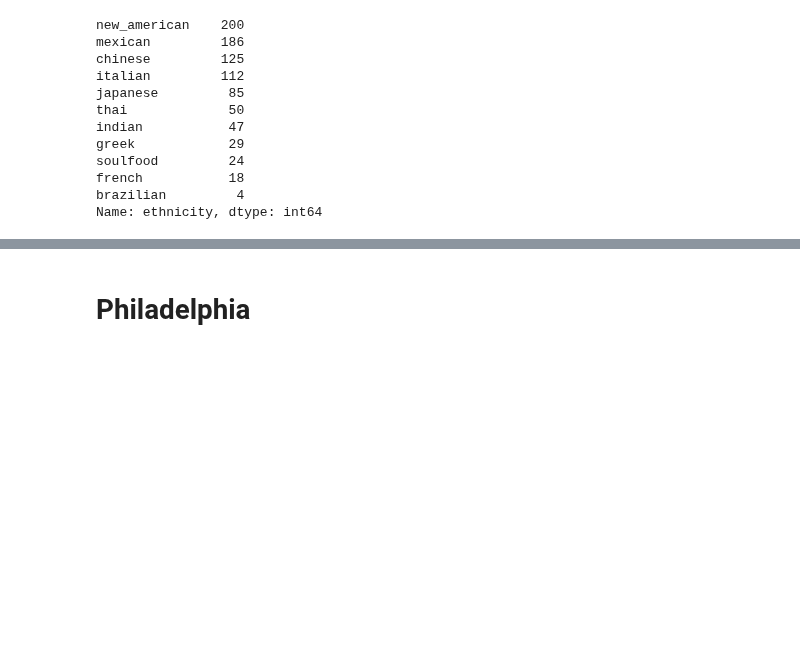
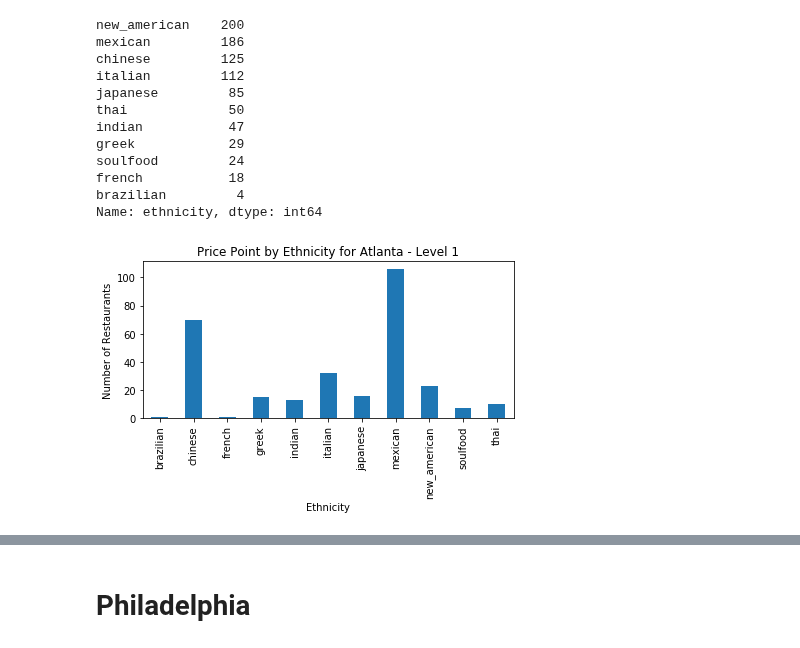
Before and after one commit to DPintacasi/teamcobra_project1, a Jupyter notebook: Scripts/atlanta_philly_analysis.ipynb, the cells around one changed output, grey strips where cells are left out. Saved outputs shown, nothing was run; the diff lists cells and outputs as text; code cells hidden in the pictures; blank space fills up the shorter version.

```diff
--- a/Scripts/atlanta_philly_analysis.ipynb
+++ b/Scripts/atlanta_philly_analysis.ipynb
@@ -100,15 +101,17 @@ french           18
 brazilian         4
 Name: ethnicity, dtype: int64
 # %%
-# Plot a bar chart for price level by ethnicity
+# Plot a bar chart for price level by ethnicity - price level 1
 
-#ethncities = [ethnicity for ethnicty in dollar_eth_gb[]]
+atl_ethnic_price1 = price_df[price_df['price_int']==1].groupby('ethnicity').count()['name'].plot(kind='bar')
 
-price_df.groupby('ethnicity')['price_int'].value_counts().plot(kind='bar')
 
 #Set labels
-bar_plot.set_xlabel("Price Level and Ethnicity")
-bar_plot.set_ylabel("Number of Restaurants")
-bar_plot.set_title("Price Point by Ethnicity for Atlanta")
-plt.savefig("../Output/Charts/barchart_price_ethnicity_atlanta.png")
+atl_ethnic_price1.set_xlabel("Ethnicity")
+atl_ethnic_price1.set_ylabel("Number of Restaurants")
+atl_ethnic_price1.set_title("Price Point by Ethnicity for Atlanta - Level 1")
+plt.tight_layout()
+plt.savefig("../Output/Charts/barchart_price1_ethnicity_atlanta.png")
 plt.show()
+# %% [output]
+[figure, added]
```
Also changed, not shown: parts of 19 cells of this notebook, 19 other files.
